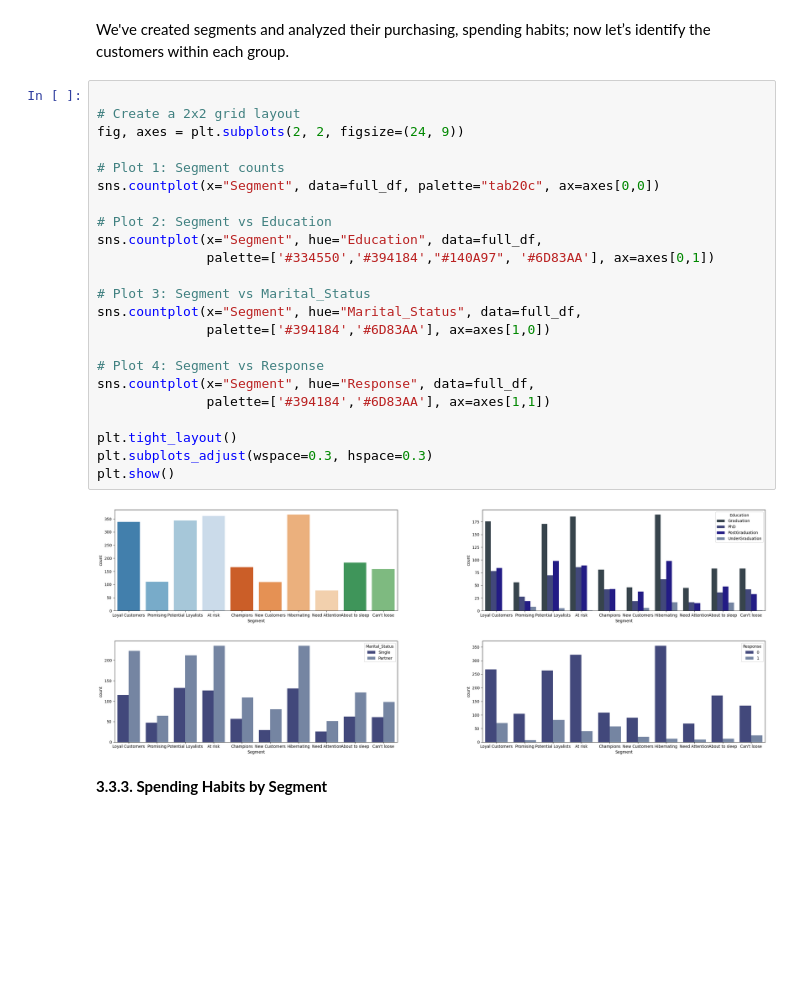
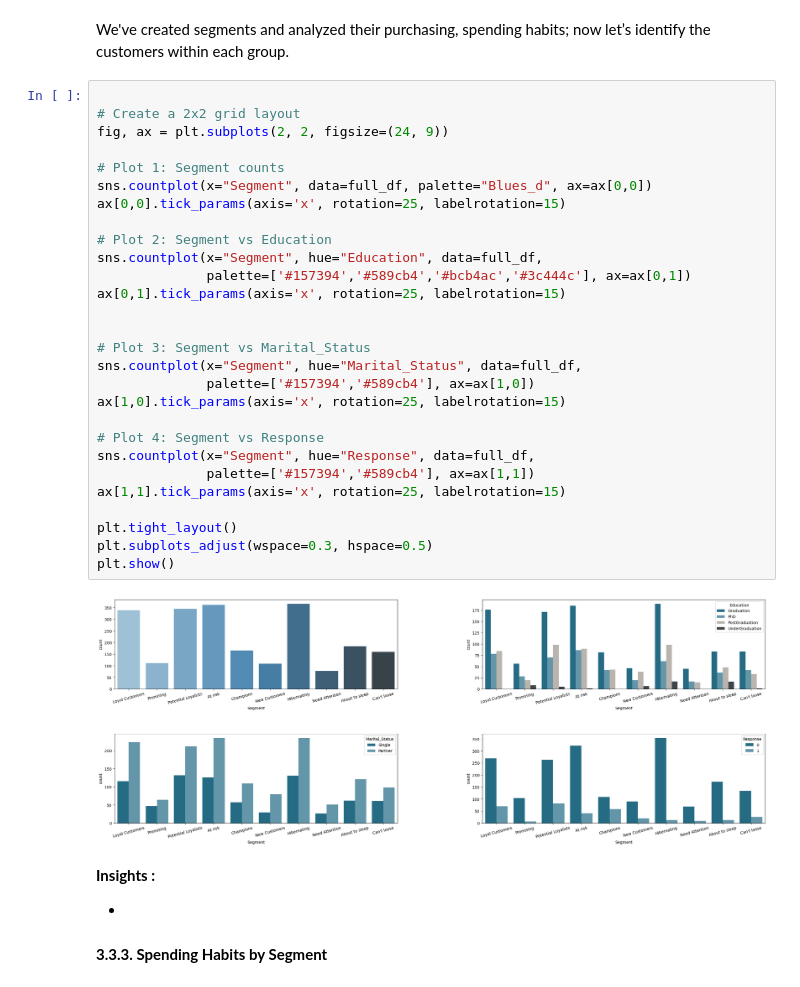
Before and after one commit to annugit1655/Customer-Behaviour-Analysis-with-CLTV, a Jupyter notebook: notebooks/02-RFM-Segmentation.ipynb, the cells around one changed output. Saved outputs shown, nothing was run; the diff lists cells and outputs as text; blank space fills up the shorter version.

```diff
--- a/notebooks/02-RFM-Segmentation.ipynb
+++ b/notebooks/02-RFM-Segmentation.ipynb
@@ -723,28 +728,37 @@ We've created segments and analyzed their purchasing, spending habits; now let
 # %%
 
 # Create a 2x2 grid layout
-fig, axes = plt.subplots(2, 2, figsize=(24, 9))
+fig, ax = plt.subplots(2, 2, figsize=(24, 9))
 
 # Plot 1: Segment counts
-sns.countplot(x="Segment", data=full_df, palette="tab20c", ax=axes[0,0])
+sns.countplot(x="Segment", data=full_df, palette="Blues_d", ax=ax[0,0])
+ax[0,0].tick_params(axis='x', rotation=25, labelrotation=15)
 
 # Plot 2: Segment vs Education
 sns.countplot(x="Segment", hue="Education", data=full_df,
-              palette=['#334550','#394184',"#140A97", '#6D83AA'], ax=axes[0,1])
+              palette=['#157394','#589cb4','#bcb4ac','#3c444c'], ax=ax[0,1])
+ax[0,1].tick_params(axis='x', rotation=25, labelrotation=15)
+
 
 # Plot 3: Segment vs Marital_Status
 sns.countplot(x="Segment", hue="Marital_Status", data=full_df,
-              palette=['#394184','#6D83AA'], ax=axes[1,0])
+              palette=['#157394','#589cb4'], ax=ax[1,0])
+ax[1,0].tick_params(axis='x', rotation=25, labelrotation=15)
 
 # Plot 4: Segment vs Response
 sns.countplot(x="Segment", hue="Response", data=full_df,
-              palette=['#394184','#6D83AA'], ax=axes[1,1])
+              palette=['#157394','#589cb4'], ax=ax[1,1])
+ax[1,1].tick_params(axis='x', rotation=25, labelrotation=15)
 
 plt.tight_layout()
-plt.subplots_adjust(wspace=0.3, hspace=0.3)
+plt.subplots_adjust(wspace=0.3, hspace=0.5)
 plt.show()
 # %% [output]
-[figure, old version]
+[figure, new version]
+# %% [markdown]
+**Insights :**
+
+-
 # %% [markdown]
 **3.3.3. Spending Habits by Segment**
 # %%
```
Also changed, not shown: parts of 1 cell of this notebook.
